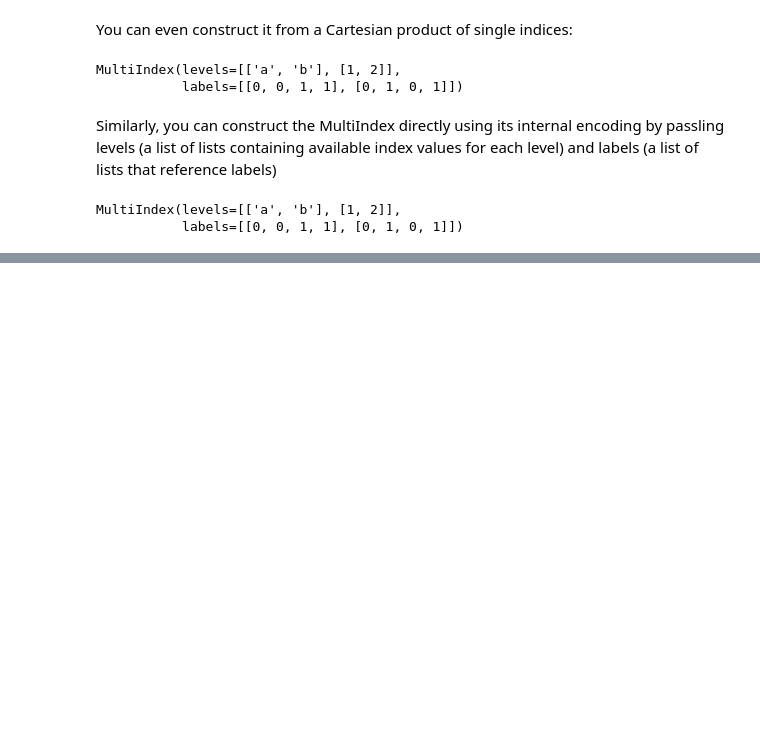
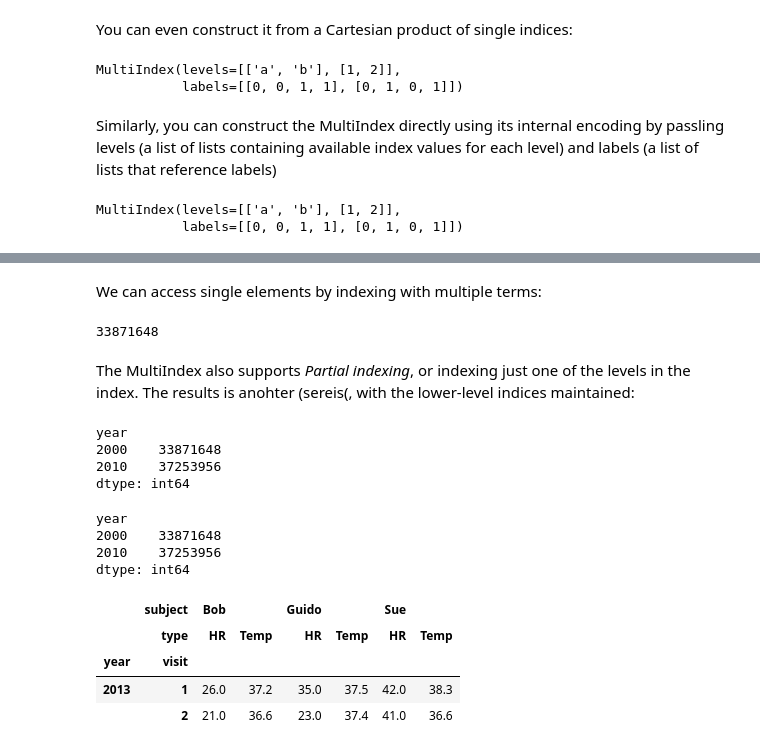
Before and after one commit to jorellano/Pandas, a Jupyter notebook: Hierarchical Indexing.ipynb, the cells around one changed output, grey strips where cells are left out. Saved outputs shown, nothing was run; the diff lists cells and outputs as text; code cells hidden in the pictures; blank space fills up the shorter version.

```diff
--- a/Hierarchical Indexing.ipynb
+++ b/Hierarchical Indexing.ipynb
@@ -225,0 +308,30 @@ MultiIndex(levels=[['a', 'b'], [1, 2]],
+# %% [markdown]
+We can access single elements by indexing with multiple terms:
+# %%
+pop['California', 2000]
+# %% [output]
+33871648
+# %% [markdown]
+The MultiIndex also supports *Partial indexing*, or indexing just one of the levels in the index. The results is anohter (sereis(, with the lower-level indices maintained:
+# %%
+pop['California']
+# %% [output]
+year
+2000    33871648
+2010    37253956
+dtype: int64
+# %%
+pop.loc['California']
+# %% [output]
+year
+2000    33871648
+2010    37253956
+dtype: int64
+# %%
+health_df.iloc[:2]
+# %% [output]
+|  | subject | Bob |  | Guido |  | Sue |  |
+|  | type | HR | Temp | HR | Temp | HR | Temp |
+| year | visit |  |  |  |  |  |  |
+| 2013 | 1 | 26.0 | 37.2 | 35.0 | 37.5 | 42.0 | 38.3 |
+|  | 2 | 21.0 | 36.6 | 23.0 | 37.4 | 41.0 | 36.6 |
```
Also changed, not shown: parts of 32 cells of this notebook.
